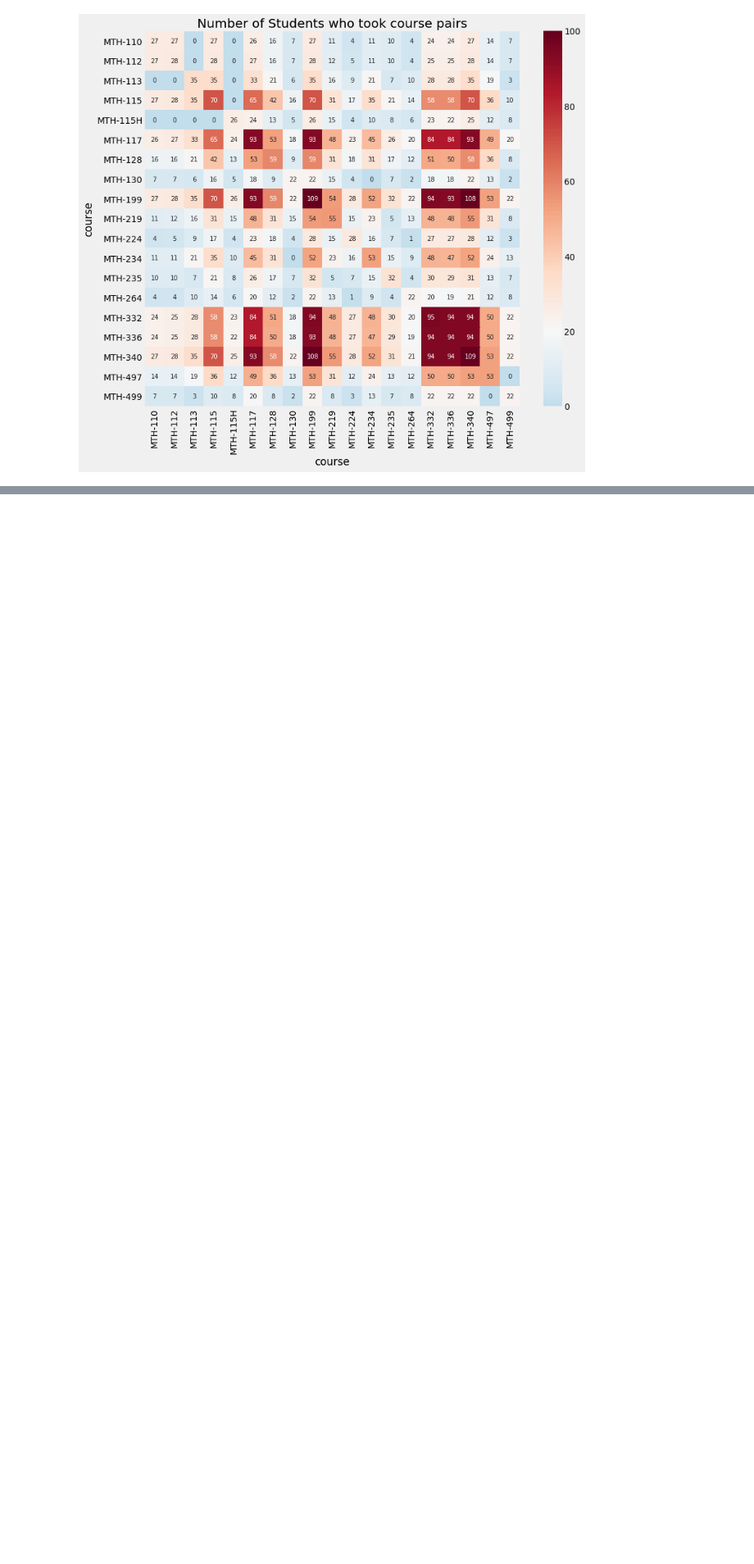
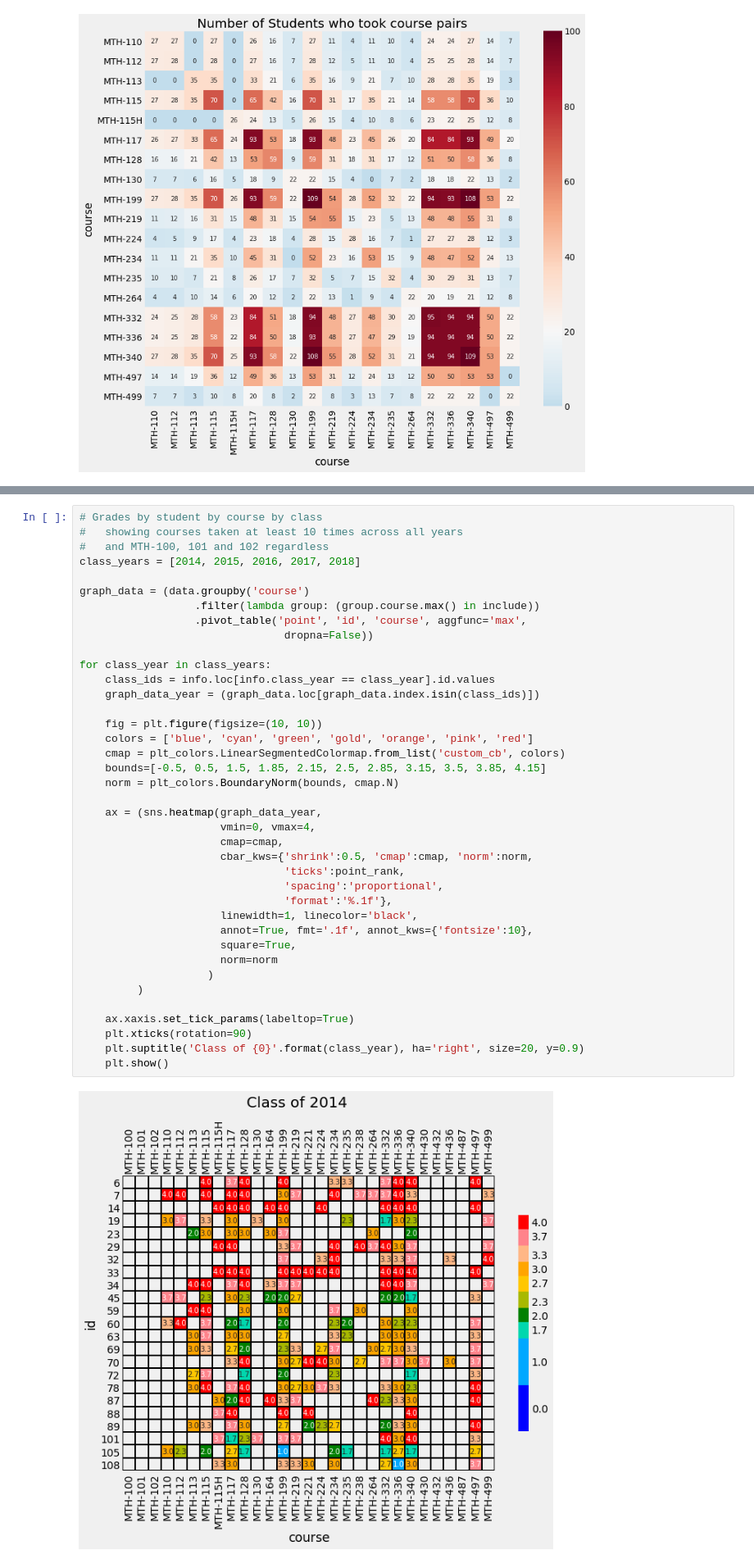
Before and after one commit to pmgasper/union_students, a Jupyter notebook: data_exploration.ipynb, the cells around one changed output, grey strips where cells are left out. Shown at 82% size. Drawn from its saved outputs; the diff is of its cells as text; blank space fills up the shorter version.

```diff
--- a/data_exploration.ipynb
+++ b/data_exploration.ipynb
@@ -724,0 +752,41 @@ set_label_position(position) method of matplotlib.axis.XAxis instance
+# %%
+# Grades by student by course by class
+#   showing courses taken at least 10 times across all years
+#   and MTH-100, 101 and 102 regardless
+class_years = [2014, 2015, 2016, 2017, 2018]
+
+graph_data = (data.groupby('course')
+                  .filter(lambda group: (group.course.max() in include))
+                  .pivot_table('point', 'id', 'course', aggfunc='max',
+                                dropna=False))
+
+for class_year in class_years:
+    class_ids = info.loc[info.class_year == class_year].id.values
+    graph_data_year = (graph_data.loc[graph_data.index.isin(class_ids)])
+
+    fig = plt.figure(figsize=(10, 10))
+    colors = ['blue', 'cyan', 'green', 'gold', 'orange', 'pink', 'red']
+    cmap = plt_colors.LinearSegmentedColormap.from_list('custom_cb', colors)
+    bounds=[-0.5, 0.5, 1.5, 1.85, 2.15, 2.5, 2.85, 3.15, 3.5, 3.85, 4.15]
+    norm = plt_colors.BoundaryNorm(bounds, cmap.N)
+
+    ax = (sns.heatmap(graph_data_year,
+                      vmin=0, vmax=4,
+                      cmap=cmap,
+                      cbar_kws={'shrink':0.5, 'cmap':cmap, 'norm':norm,
+                                'ticks':point_rank,
+                                'spacing':'proportional',
+                                'format':'%.1f'},
+                      linewidth=1, linecolor='black',
+                      annot=True, fmt='.1f', annot_kws={'fontsize':10},
+                      square=True,
+                      norm=norm
+                    )
+         )
+
+    ax.xaxis.set_tick_params(labeltop=True)
+    plt.xticks(rotation=90)
+    plt.suptitle('Class of {0}'.format(class_year), ha='right', size=20, y=0.9)
+    plt.show()
+# %% [output]
+[figure, added]
```
Also changed, not shown: parts of 10 cells of this notebook.
